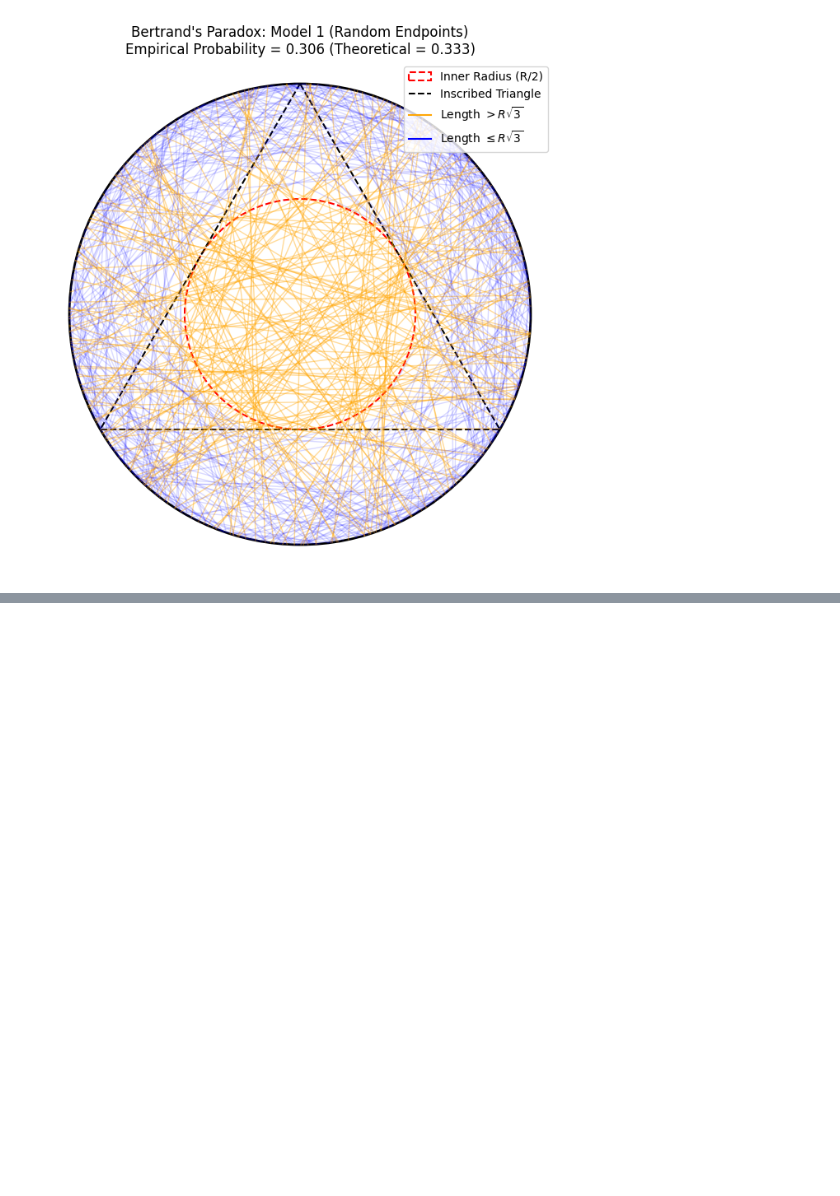
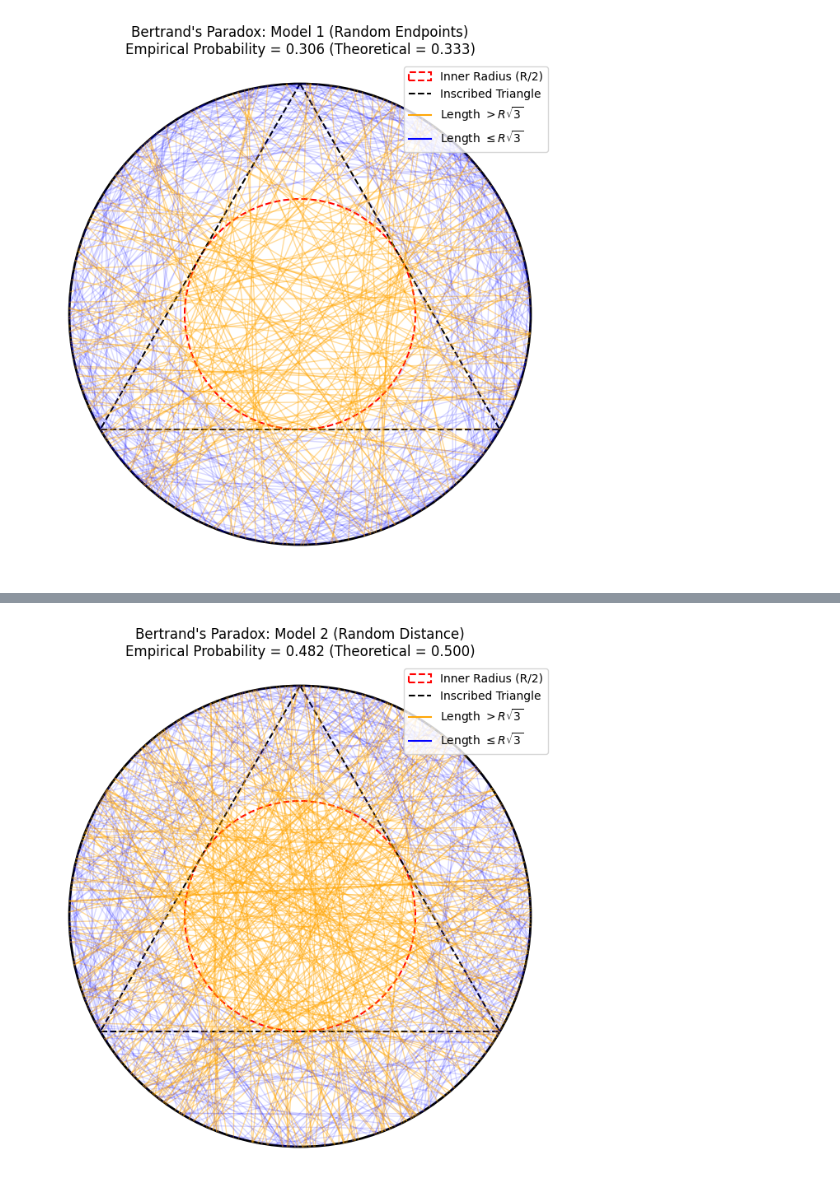
Before and after one commit to AbdulHanoos/Statistical-Learning-e20128, a Jupyter notebook: Assignment_01.ipynb, the cells around one changed output, grey strips where cells are left out. Cells and saved outputs as stored; diff of their text form; code cells hidden in the pictures; blank space fills up the shorter version.

```diff
--- a/Assignment_01.ipynb
+++ b/Assignment_01.ipynb
@@ -343,0 +363,79 @@ plt.show()
+# %%
+import matplotlib.pyplot as plt
+import numpy as np
+
+# Set random seed for reproducibility (optional)
+np.random.seed(42)
+
+# Number of random chords to generate
+num_chords = 500
+R = 1 # Radius of the circle
+
+# 1. Generate random perpendicular distances (d) from the center
+# d is uniformly distributed between 0 and R
+d = np.random.uniform(0, R, num_chords)
+
+# Generate a random orientation/angle for each chord
+alpha = np.random.uniform(0, 2*np.pi, num_chords)
+
+# 2. Calculate the midpoints of the chords using polar to cartesian
+x_m = d * np.cos(alpha)
+y_m = d * np.sin(alpha)
+
+# 3. Calculate the half-length of each chord using the Pythagorean theorem
+# Since the radius R forms a right triangle with d and half the chord length
+L_half = np.sqrt(R**2 - d**2)
+
+# 4. Calculate the endpoints of the chords
+# The chord is perpendicular to its distance vector, so we offset the angle by 90 degrees (pi/2)
+x1 = x_m - L_half * np.sin(alpha)
+y1 = y_m + L_half * np.cos(alpha)
+
+x2 = x_m + L_half * np.sin(alpha)
+y2 = y_m - L_half * np.cos(alpha)
+
+# 5. Check for success (distance from center < R/2)
+success = d < (R / 2)
+
+# Calculate empirical probability
+prob = np.sum(success) / num_chords
+
+# --- VISUALIZATION ---
+fig, ax = plt.subplots(figsize=(8, 8))
+
+# Draw the main outer circle
+circle = plt.Circle((0, 0), R, color='black', fill=False, lw=2)
+ax.add_patch(circle)
+
+# Draw the inner boundary circle (Radius = R/2)
+inner_circle = plt.Circle((0, 0), R/2, color='red', fill=False, linestyle='--', lw=1.5, label='Inner Radius (R/2)')
+ax.add_patch(inner_circle)
+
+# Draw an inscribed equilateral triangle for reference
+t_angles = np.array([np.pi/2, np.pi/2 + 2*np.pi/3, np.pi/2 + 4*np.pi/3, np.pi/2])
+ax.plot(R * np.cos(t_angles), R * np.sin(t_angles), 'k--', lw=1.5, label='Inscribed Triangle')
+
+# Plot the chords
+for i in range(num_chords):
+    if success[i]:
+        # Successful chords (orange)
+        ax.plot([x1[i], x2[i]], [y1[i], y2[i]], color='orange', alpha=0.4, lw=1)
+    else:
+        # Unsuccessful chords (blue)
+        ax.plot([x1[i], x2[i]], [y1[i], y2[i]], color='blue', alpha=0.15, lw=1)
+
+# Add dummy lines for the legend
+ax.plot([], [], color='orange', label=r'Length $> R\sqrt{3}$')
+ax.plot([], [], color='blue', label=r'Length $\leq R\sqrt{3}$')
+
+# Formatting the plot
+ax.set_aspect('equal')
+ax.set_xlim(-1.1, 1.1)
+ax.set_ylim(-1.1, 1.1)
+ax.axis('off')
+ax.set_title(f"Bertrand's Paradox: Model 2 (Random Distance)\nEmpirical Probability = {prob:.3f} (Theoretical = 0.500)")
+ax.legend(loc='upper right')
+
+plt.show()
+# %% [output]
+[figure, added]
```
Also changed, not shown: parts of 1 cell of this notebook.
